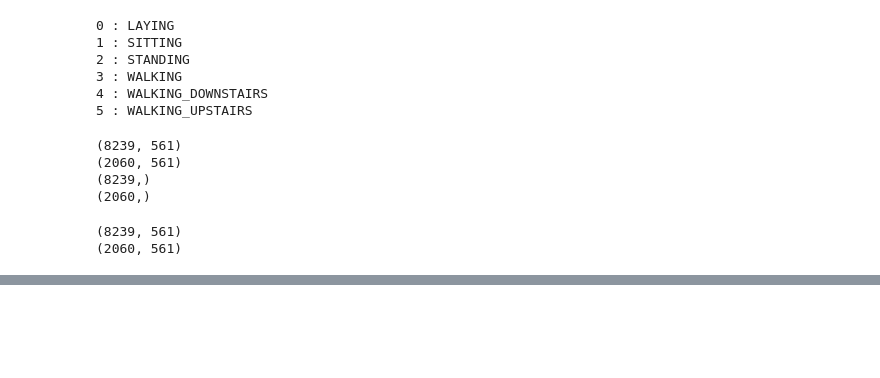
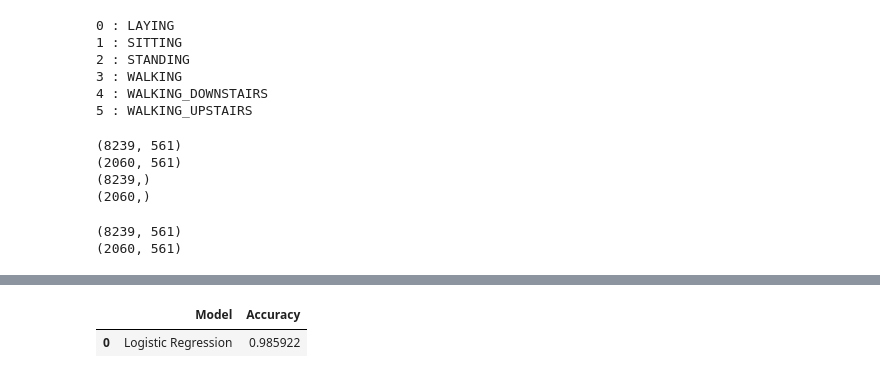
Before and after one commit to Mehnaz-Bashir/Human-Activity-Recognition, a Jupyter notebook: notebooks/04_Model_Training.ipynb, the cells around one changed output, grey strips where cells are left out. Cells and saved outputs as stored; diff of their text form; code cells hidden in the pictures; blank space fills up the shorter version.

```diff
--- a/notebooks/04_Model_Training.ipynb
+++ b/notebooks/04_Model_Training.ipynb
@@ -179,0 +201,4 @@ print(X_test_scaled.shape)
+# %%
+accuracy = accuracy_score(y_test, y_pred)
+
+print("Accuracy:", accuracy)
@@ -179,0 +256,10 @@ print(X_test_scaled.shape)
+# %%
+results = pd.DataFrame({
+    "Model": ["Logistic Regression"],
+    "Accuracy": [accuracy]
+})
+
+results
+# %% [output]
+|  | Model | Accuracy |
+| 0 | Logistic Regression | 0.985922 |
```
Also changed, not shown: parts of 7 cells of this notebook.
